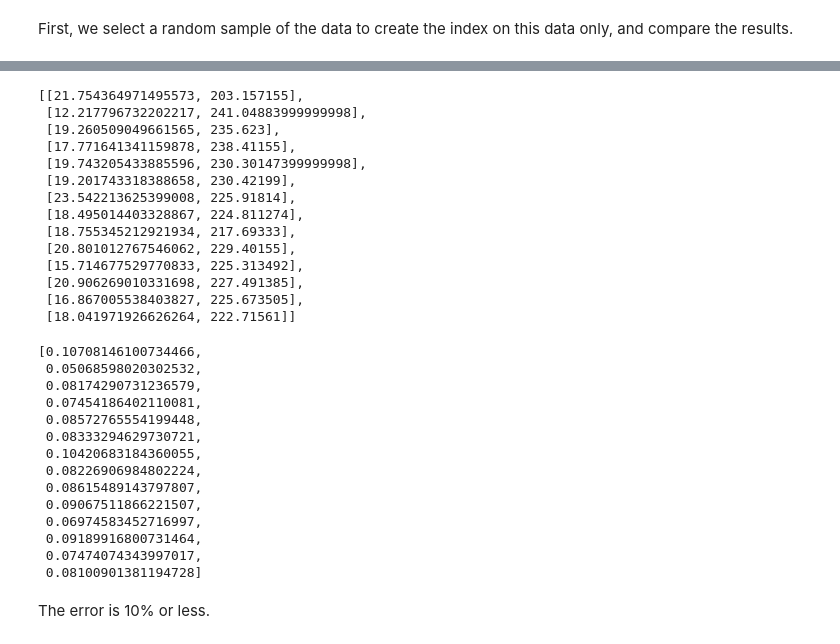
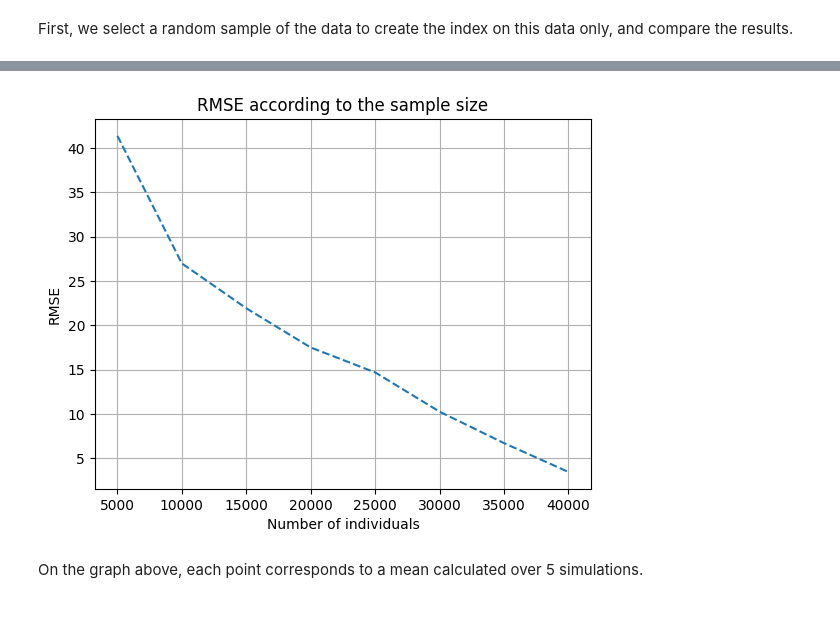
Before and after one commit to jveillon/Projet_Statapp, a Jupyter notebook: health_index_tries/file_02_tSNE_analysis.ipynb, the cells around one changed output, grey strips where cells are left out. Drawn from its saved outputs; the diff is of its cells as text; code cells hidden in the pictures; blank space fills up the shorter version.

Commit message:
Analysis of the index from consistency to relationships with other variables

```diff
--- a/health_index_tries/file_02_tSNE_analysis.ipynb
+++ b/health_index_tries/file_02_tSNE_analysis.ipynb
@@ -191,6 +43,0 @@ merged_index.drop("HHIDPN", axis=1).describe()
-# %%
-rmse_range_by_wave = []
-percentage_err = []
-for i in range(1,15):
-    rmse_range_by_wave.append([np.sqrt(mean_squared_error(merged_index[f"tSNE_GHI{i}_x"], merged_index[f"tSNE_GHI{i}_y"])), np.max(health_index[f"tSNE_GHI{i}"]) - np.min(health_index[f"tSNE_GHI{i}"])])
-    percentage_err.append(np.sqrt(mean_squared_error(merged_index[f"tSNE_GHI{i}_x"], merged_index[f"tSNE_GHI{i}_y"]))/(np.max(health_index[f"tSNE_GHI{i}"]) - np.min(health_index[f"tSNE_GHI{i}"])))
@@ -245,7 +43,0 @@ plt.show()
-# %%
-for i in range(1,15):
-    data_global_health_index_rand[f"tSNE_GHI{i}"].plot.density()
-    health_index[f"tSNE_GHI{i}"].plot.density()
-    plt.title("Comparison of the indexes for wave " + str(i))
-    plt.legend()
-    plt.show()
@@ -356,7 +43,0 @@ plt.show()
-# %%
-for i in range(1,15):
-    data_global_health_index_nan[f"tSNE_GHI{i}"].plot.density()
-    health_index[f"tSNE_GHI{i}"].plot.density()
-    plt.title("Comparison of the indexes for wave " + str(i))
-    plt.legend()
-    plt.show()
@@ -404,42 +43,0 @@ merged_index_nan.drop("HHIDPN", axis=1).describe()
-# %%
-rmse_range_by_wave_nan = []
-percentage_err_nan = []
-for i in range(1,15):
-    rmse_range_by_wave_nan.append([np.sqrt(mean_squared_error(merged_index_nan[f"tSNE_GHI{i}_x"], merged_index_nan[f"tSNE_GHI{i}_y"])), np.max(health_index[f"tSNE_GHI{i}"]) - np.min(health_index[f"tSNE_GHI{i}"])])
-    percentage_err_nan.append(np.sqrt(mean_squared_error(merged_index_nan[f"tSNE_GHI{i}_x"], merged_index_nan[f"tSNE_GHI{i}_y"]))/(np.max(health_index[f"tSNE_GHI{i}"]) - np.min(health_index[f"tSNE_GHI{i}"])))
-# %%
-rmse_range_by_wave_nan
-# %% [output]
-[[21.754364971495573, 203.157155],
- [12.217796732202217, 241.04883999999998],
- [19.260509049661565, 235.623],
- [17.771641341159878, 238.41155],
- [19.743205433885596, 230.30147399999998],
- [19.201743318388658, 230.42199],
- [23.542213625399008, 225.91814],
- [18.495014403328867, 224.811274],
- [18.755345212921934, 217.69333],
- [20.801012767546062, 229.40155],
- [15.714677529770833, 225.313492],
- [20.906269010331698, 227.491385],
- [16.867005538403827, 225.673505],
- [18.041971926626264, 222.71561]]
-# %%
-percentage_err_nan
-# %% [output]
-[0.10708146100734466,
- 0.05068598020302532,
- 0.08174290731236579,
- 0.07454186402110081,
- 0.08572765554199448,
- 0.08333294629730721,
- 0.10420683184360055,
- 0.08226906984802224,
- 0.08615489143797807,
- 0.09067511866221507,
- 0.06974583452716997,
- 0.09189916800731464,
- 0.07474074343997017,
- 0.08100901381194728]
-# %% [markdown]
-The error is 10% or less.
@@ -445,0 +111,11 @@ The error is 10% or less.
+# %%
+rmse_dataframe.mean().plot(ls = "--")
+plt.title("RMSE according to the sample size")
+plt.xlabel("Number of individuals")
+plt.ylabel("RMSE")
+plt.grid()
+plt.show()
+# %% [output]
+[figure, added]
+# %% [markdown]
+On the graph above, each point corresponds to a mean calculated over 5 simulations.
```
Also changed, not shown: parts of 54 cells of this notebook.
